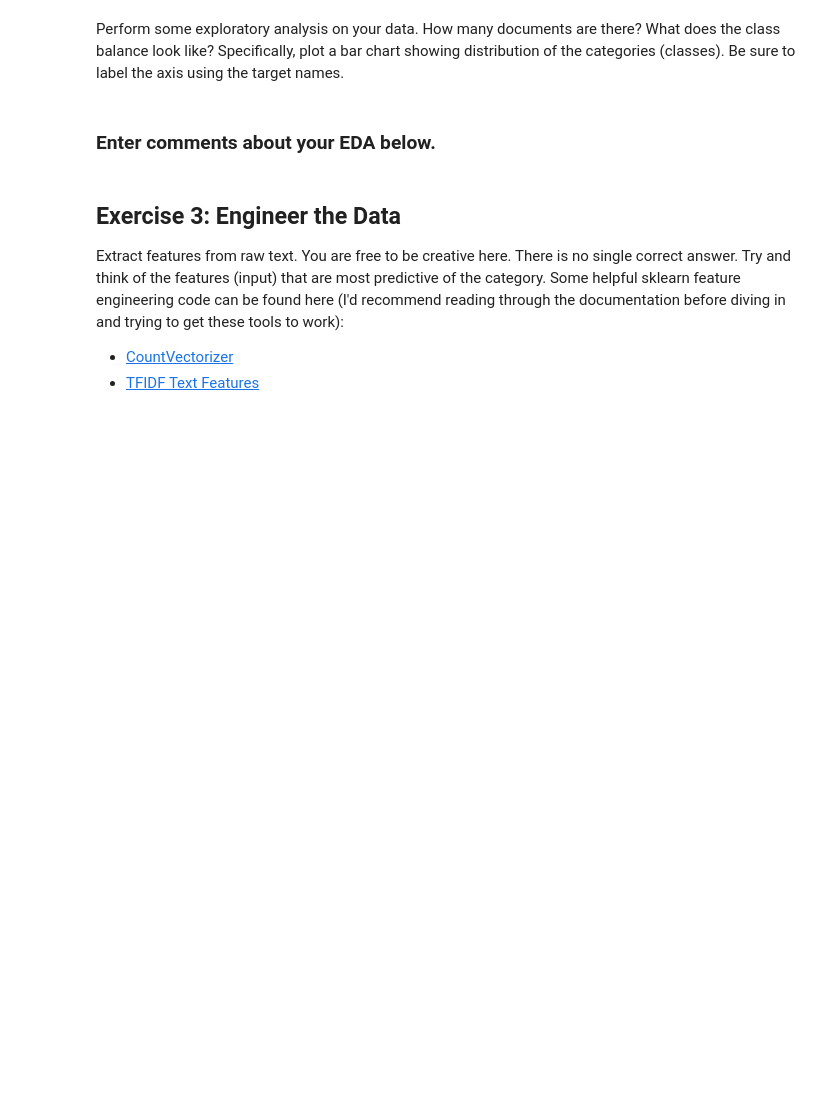
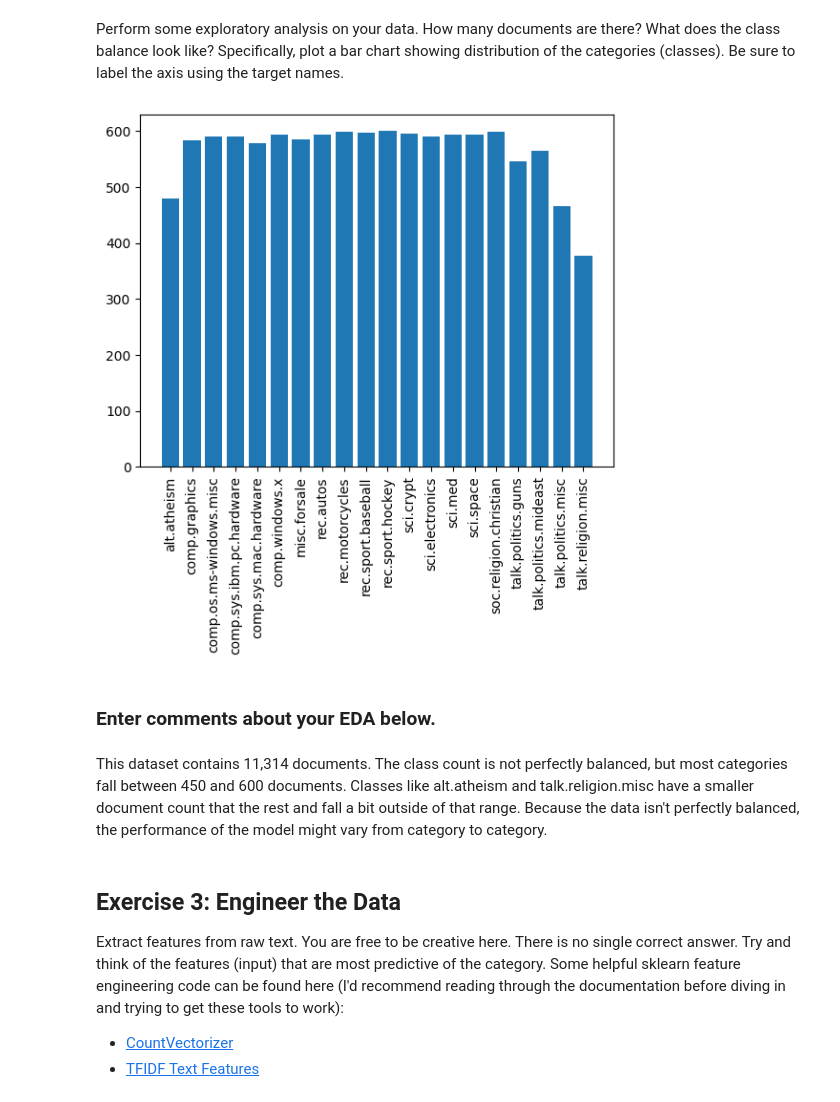
Before and after one commit to LoganGrant1999/BrightSide, a Jupyter notebook: labs/09-classification.ipynb, the cells around one changed output. Saved outputs shown, nothing was run; the diff lists cells and outputs as text; code cells hidden in the pictures; blank space fills up the shorter version.

```diff
--- a/labs/09-classification.ipynb
+++ b/labs/09-classification.ipynb
@@ -92,5 +110,19 @@ Perform some exploratory analysis on your data. How many documents are there? Wh
+# %%
+num_docs = len(docs)
+
+class_count_balance = np.bincount(targets)
+
+plt.bar(range(20), class_count_balance)
+
+plt.xticks(range(20), names, rotation=90)
+
+plt.show()
+# %% [output]
+[figure, added]
 # %% [markdown]
 ### Enter comments about your EDA below.
+# %% [markdown]
+This dataset contains 11,314 documents. The class count is not perfectly balanced, but most categories fall between 450 and 600 documents. Classes like alt.atheism and talk.religion.misc have a smaller document count that the rest and fall a bit outside of that range. Because the data isn't perfectly balanced, the performance of the model might vary from category to category.
 # %% [markdown]
 ## Exercise 3: Engineer the Data
 Extract features from raw text. You are free to be creative here. There is no single correct answer. Try and think of the features (input) that are most predictive of the category. Some helpful sklearn feature engineering code can be found here (I'd recommend reading through the documentation before diving in and trying to get these tools to work):
```
Also changed, not shown: parts of 28 cells of this notebook.
